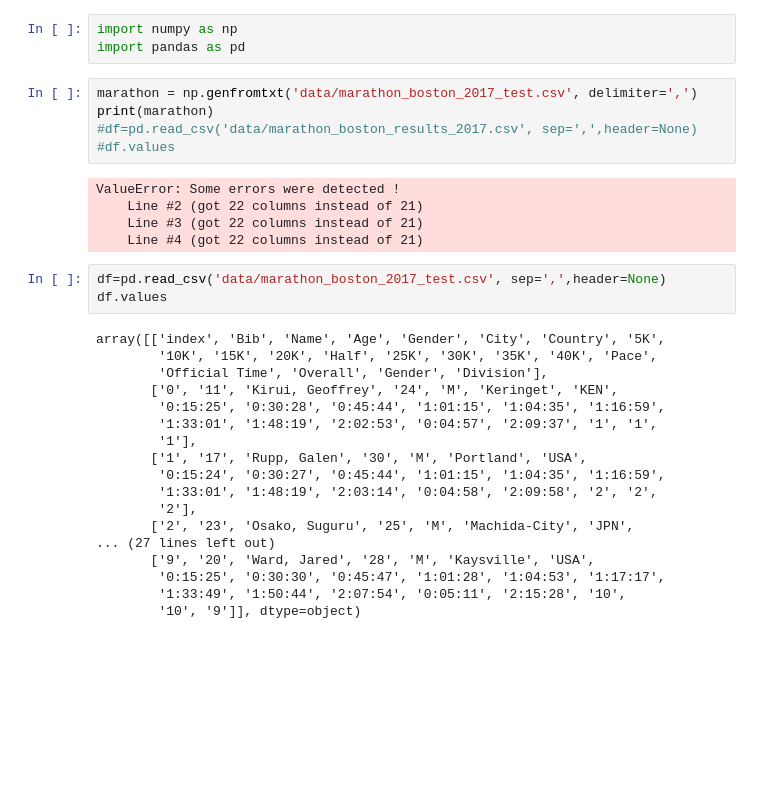
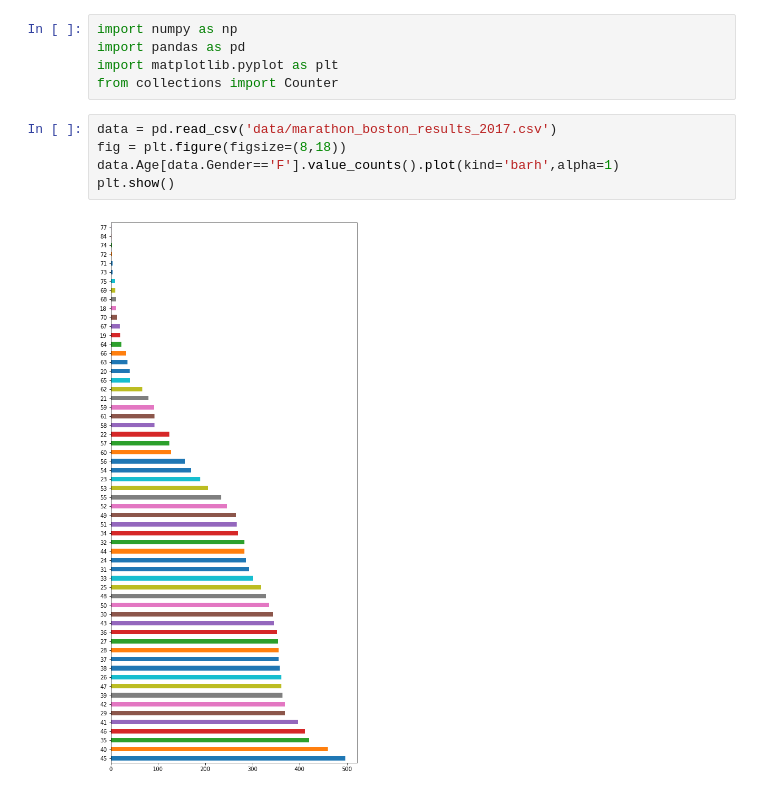
Before and after one commit to 2018-B-GR1-Python/morales-condor-alex-javier, a Jupyter notebook: Proyecto I Bimestre/Marathon_Boston_2017.ipynb, the cells around one changed output. Drawn from its saved outputs; the diff is of its cells as text; blank space fills up the shorter version.

```diff
--- a/Proyecto I Bimestre/Marathon_Boston_2017.ipynb
+++ b/Proyecto I Bimestre/Marathon_Boston_2017.ipynb
@@ -1,34 +1,12 @@
 # %%
 import numpy as np
 import pandas as pd
+import matplotlib.pyplot as plt
+from collections import Counter
-# %%
-marathon = np.genfromtxt('data/marathon_boston_2017_test.csv', delimiter=',')
-print(marathon)
-#df=pd.read_csv('data/marathon_boston_results_2017.csv', sep=',',header=None)
-#df.values
-# %% [output]
-ValueError: Some errors were detected !
-    Line #2 (got 22 columns instead of 21)
-    Line #3 (got 22 columns instead of 21)
-    Line #4 (got 22 columns instead of 21)
-# %%
-df=pd.read_csv('data/marathon_boston_2017_test.csv', sep=',',header=None)
-df.values
-# %% [output]
-array([['index', 'Bib', 'Name', 'Age', 'Gender', 'City', 'Country', '5K',
-        '10K', '15K', '20K', 'Half', '25K', '30K', '35K', '40K', 'Pace',
-        'Official Time', 'Overall', 'Gender', 'Division'],
-       ['0', '11', 'Kirui, Geoffrey', '24', 'M', 'Keringet', 'KEN',
-        '0:15:25', '0:30:28', '0:45:44', '1:01:15', '1:04:35', '1:16:59',
-        '1:33:01', '1:48:19', '2:02:53', '0:04:57', '2:09:37', '1', '1',
-        '1'],
-       ['1', '17', 'Rupp, Galen', '30', 'M', 'Portland', 'USA',
-        '0:15:24', '0:30:27', '0:45:44', '1:01:15', '1:04:35', '1:16:59',
-        '1:33:01', '1:48:19', '2:03:14', '0:04:58', '2:09:58', '2', '2',
-        '2'],
-       ['2', '23', 'Osako, Suguru', '25', 'M', 'Machida-City', 'JPN',
-... (27 lines left out)
-       ['9', '20', 'Ward, Jared', '28', 'M', 'Kaysville', 'USA',
-        '0:15:25', '0:30:30', '0:45:47', '1:01:28', '1:04:53', '1:17:17',
-        '1:33:49', '1:50:44', '2:07:54', '0:05:11', '2:15:28', '10',
-        '10', '9']], dtype=object)
+# %%
+data = pd.read_csv('data/marathon_boston_results_2017.csv')
+fig = plt.figure(figsize=(8,18))
+data.Age[data.Gender=='F'].value_counts().plot(kind='barh',alpha=1)
+plt.show()
+# %% [output]
+[figure, added]
```
Also changed, not shown: parts of 5 cells of this notebook, 3 other files.
